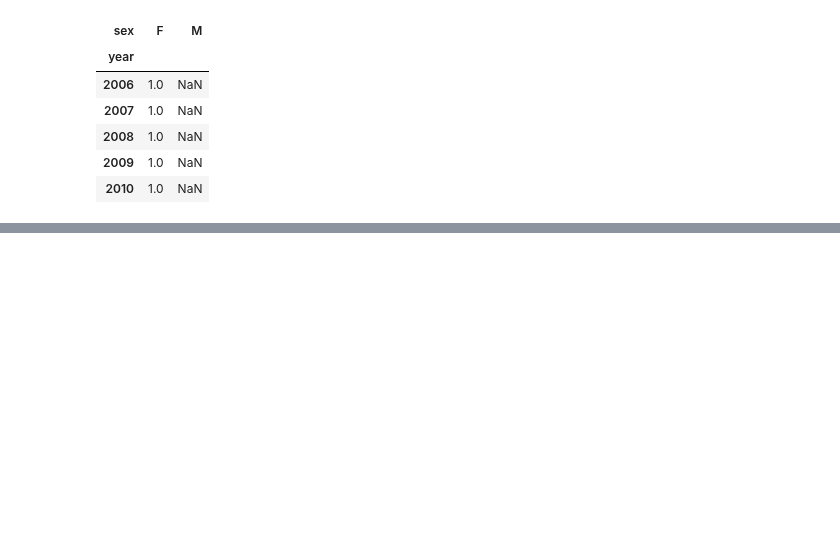
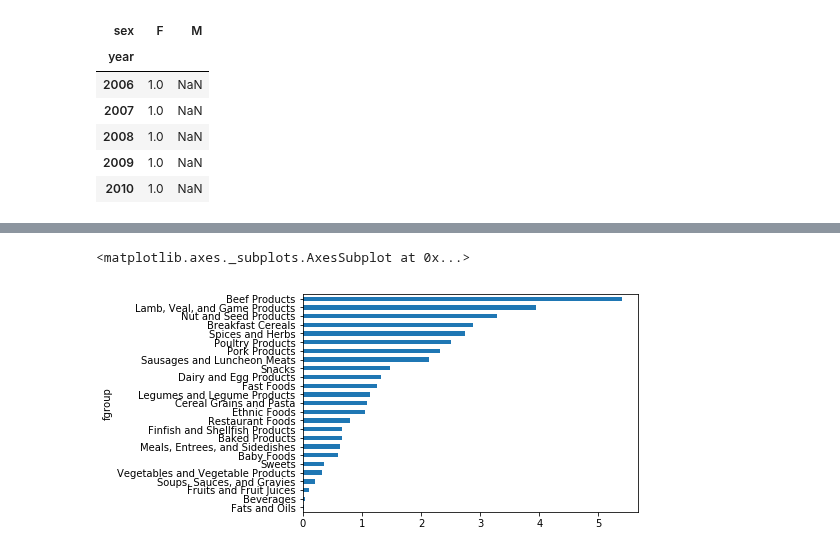
Before and after one commit to ajun5118/pandas_zj, a Jupyter notebook: 第十四章.ipynb, the cells around one changed output, grey strips where cells are left out. Cells and saved outputs as stored; diff of their text form; code cells hidden in the pictures; blank space fills up the shorter version.

```diff
--- a/第十四章.ipynb
+++ b/第十四章.ipynb
@@ -742,0 +772,3 @@ In [151]: table.tail()
+# %%
+info_keys = ['description', 'group', 'id', 'manufacturer']
+info = DataFrame(db,columns = info_keys)
@@ -742,0 +811,8 @@ In [151]: table.tail()
+# %%
+nut_list = []
+for x in range(len(db)):
+    nut_df = DataFrame(db[x]['nutrients'])
+    nut_df['id'] = db[x]['id']
+    nut_list.append(nut_df)
+# %%
+nutrients = pd.concat(nut_list)
@@ -742,0 +836,2 @@ In [151]: table.tail()
+# %%
+ndata = pd.merge(nutrients, info, on='id', how='outer')
@@ -742,0 +852,7 @@ In [151]: table.tail()
+# %%
+In [180]: result = ndata.groupby(['nutrient', 'fgroup'])['value'].quantile(0.5)
+
+In [181]: result['Zinc, Zn'].sort_values().plot(kind='barh')
+# %% [output]
+<matplotlib.axes._subplots.AxesSubplot at 0x...>
+[figure, added]
```
Also changed, not shown: parts of 30 cells of this notebook.
